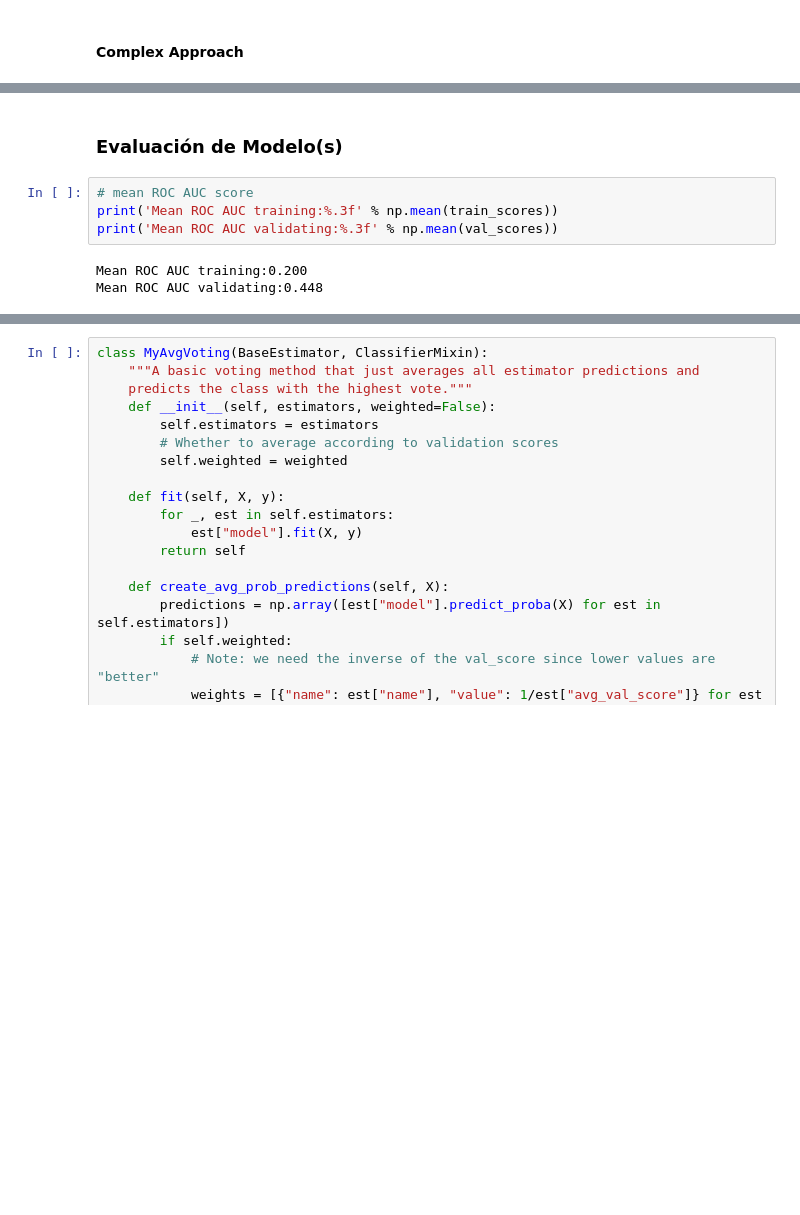
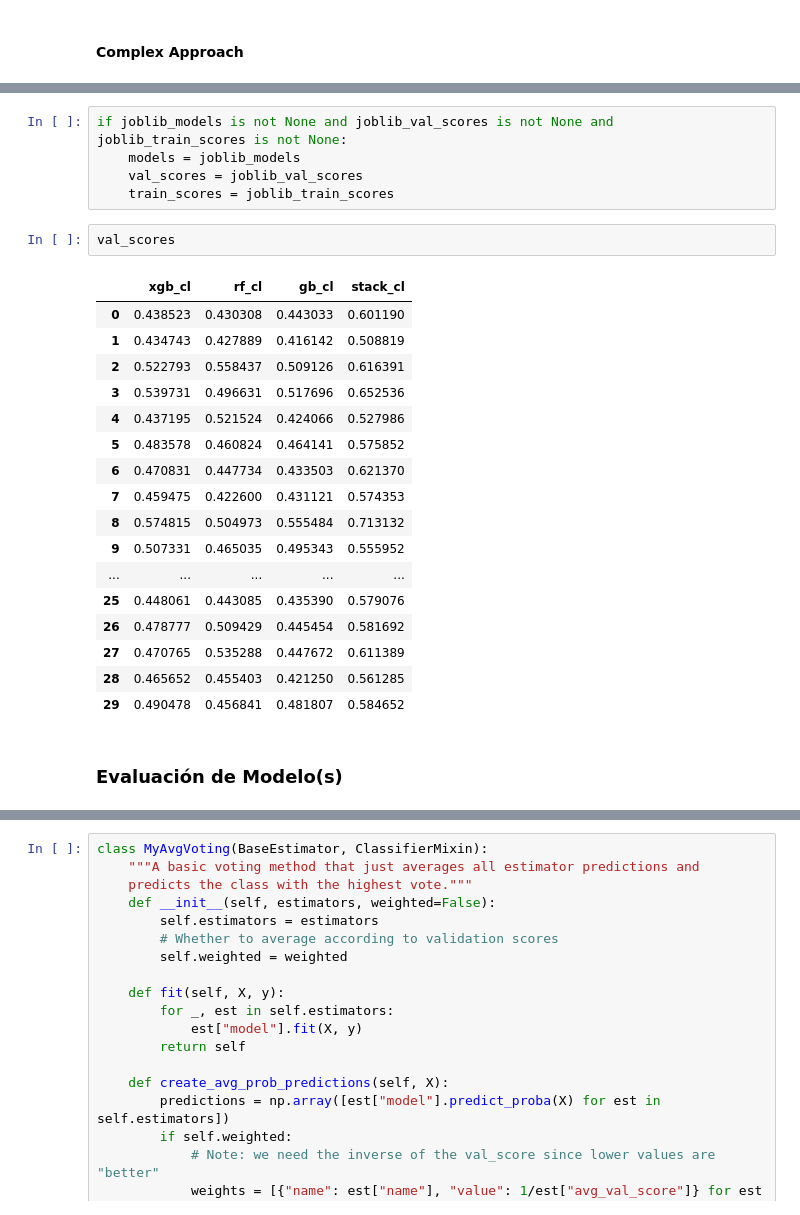
Before and after one commit to kokeitor/Multi-ClassPredictionCirrhosis, a Jupyter notebook: joseba.ipynb, the cells around one changed output, grey strips where cells are left out. Cells and saved outputs as stored; diff of their text form; blank space fills up the shorter version.

```diff
--- a/joseba.ipynb
+++ b/joseba.ipynb
@@ -860,9 +1039,27 @@ models, train_scores, val_scores = validate_models(models=models,
+# %%
+if joblib_models is not None and joblib_val_scores is not None and joblib_train_scores is not None:
+    models = joblib_models
+    val_scores = joblib_val_scores
+    train_scores = joblib_train_scores
+# %%
+val_scores
+# %% [output]
+|  | xgb_cl | rf_cl | gb_cl | stack_cl |
+| 0 | 0.438523 | 0.430308 | 0.443033 | 0.601190 |
+| 1 | 0.434743 | 0.427889 | 0.416142 | 0.508819 |
+| 2 | 0.522793 | 0.558437 | 0.509126 | 0.616391 |
+| 3 | 0.539731 | 0.496631 | 0.517696 | 0.652536 |
+| 4 | 0.437195 | 0.521524 | 0.424066 | 0.527986 |
+| 5 | 0.483578 | 0.460824 | 0.464141 | 0.575852 |
+| 6 | 0.470831 | 0.447734 | 0.433503 | 0.621370 |
+| 7 | 0.459475 | 0.422600 | 0.431121 | 0.574353 |
+| 8 | 0.574815 | 0.504973 | 0.555484 | 0.713132 |
+| 9 | 0.507331 | 0.465035 | 0.495343 | 0.555952 |
+| ... | ... | ... | ... | ... |
+| 25 | 0.448061 | 0.443085 | 0.435390 | 0.579076 |
+| 26 | 0.478777 | 0.509429 | 0.445454 | 0.581692 |
+| 27 | 0.470765 | 0.535288 | 0.447672 | 0.611389 |
+| 28 | 0.465652 | 0.455403 | 0.421250 | 0.561285 |
+| 29 | 0.490478 | 0.456841 | 0.481807 | 0.584652 |
 # %% [markdown]
 ### Evaluación de Modelo(s)
-# %%
-# mean ROC AUC score
-print('Mean ROC AUC training:%.3f' % np.mean(train_scores))
-print('Mean ROC AUC validating:%.3f' % np.mean(val_scores))
-# %% [output]
-Mean ROC AUC training:0.200
-Mean ROC AUC validating:0.448
```
Also changed, not shown: parts of 57 cells of this notebook, 7 other files.
